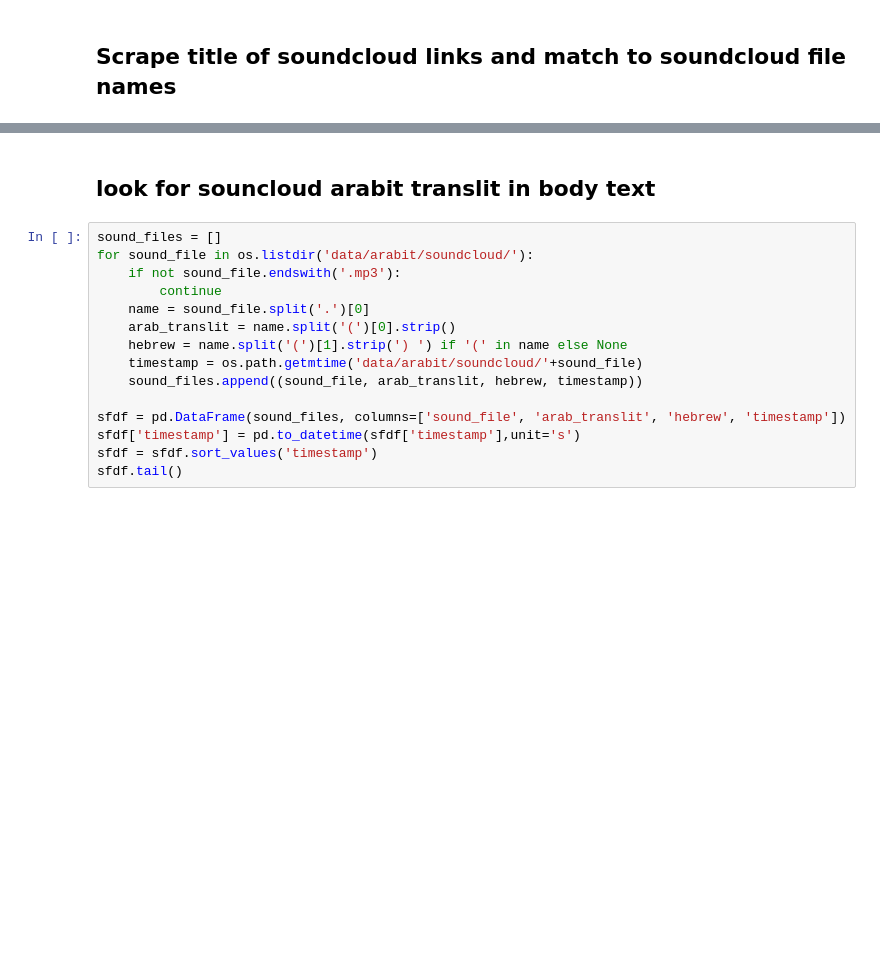
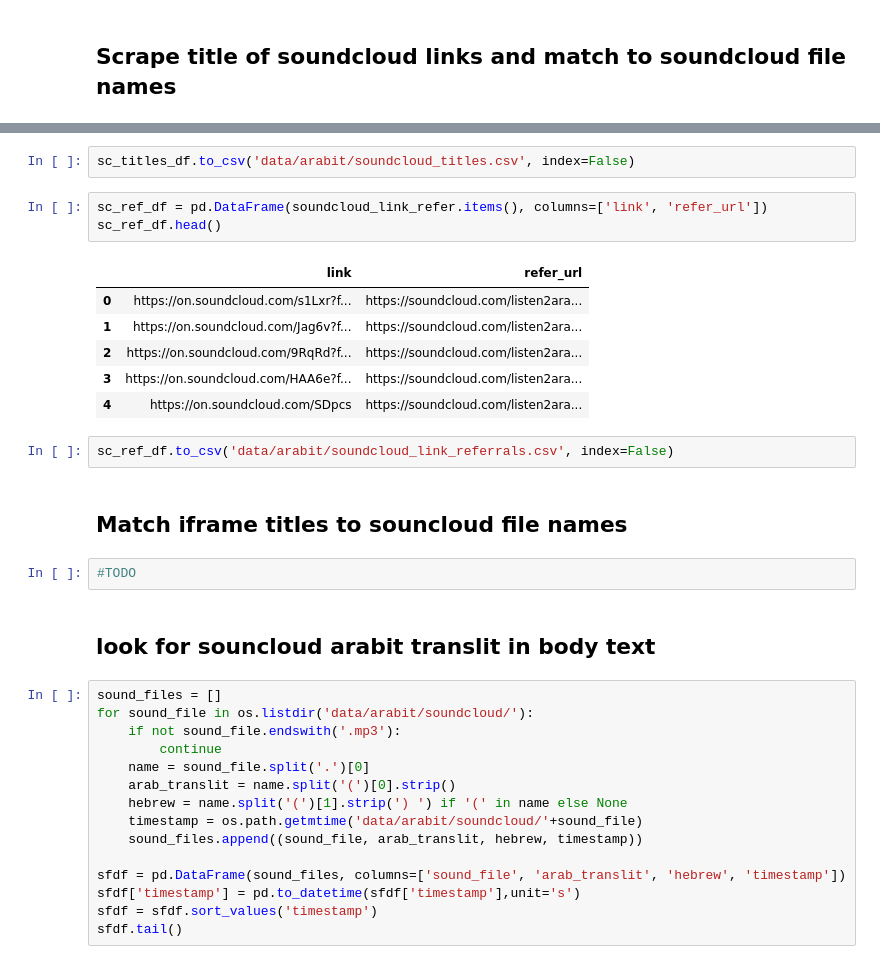
Before and after one commit to cjer/arabic, a Jupyter notebook: 02_scrape_arabit.ipynb, the cells around one changed output, grey strips where cells are left out. Drawn from its saved outputs; the diff is of its cells as text; blank space fills up the shorter version.

```diff
--- a/02_scrape_arabit.ipynb
+++ b/02_scrape_arabit.ipynb
@@ -268,3 +326,21 @@ len(os.listdir('data/arabit/word_pages/'))
+# %%
+sc_titles_df.to_csv('data/arabit/soundcloud_titles.csv', index=False)
+# %%
+sc_ref_df = pd.DataFrame(soundcloud_link_refer.items(), columns=['link', 'refer_url'])
+sc_ref_df.head()
+# %% [output]
+|  | link | refer_url |
+| 0 | https://on.soundcloud.com/s1Lxr?f... | https://soundcloud.com/listen2ara... |
+| 1 | https://on.soundcloud.com/Jag6v?f... | https://soundcloud.com/listen2ara... |
+| 2 | https://on.soundcloud.com/9RqRd?f... | https://soundcloud.com/listen2ara... |
+| 3 | https://on.soundcloud.com/HAA6e?f... | https://soundcloud.com/listen2ara... |
+| 4 | https://on.soundcloud.com/SDpcs | https://soundcloud.com/listen2ara... |
+# %%
+sc_ref_df.to_csv('data/arabit/soundcloud_link_referrals.csv', index=False)
+# %% [markdown]
+## Match iframe titles to souncloud file names
+# %%
+#TODO
 # %% [markdown]
 ## look for souncloud arabit translit in body text
 # %%
```
Also changed, not shown: parts of 24 cells of this notebook.
